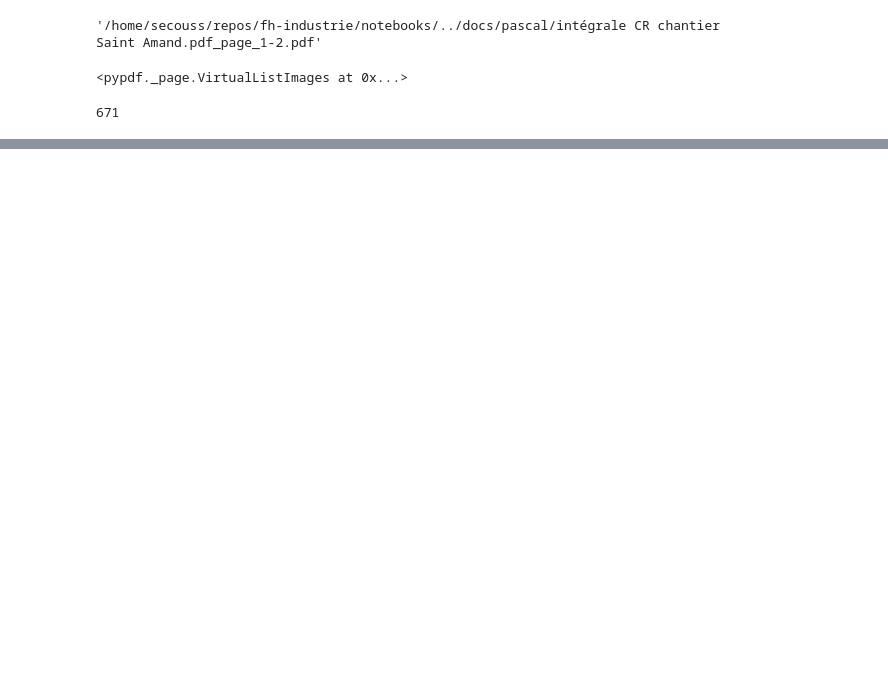
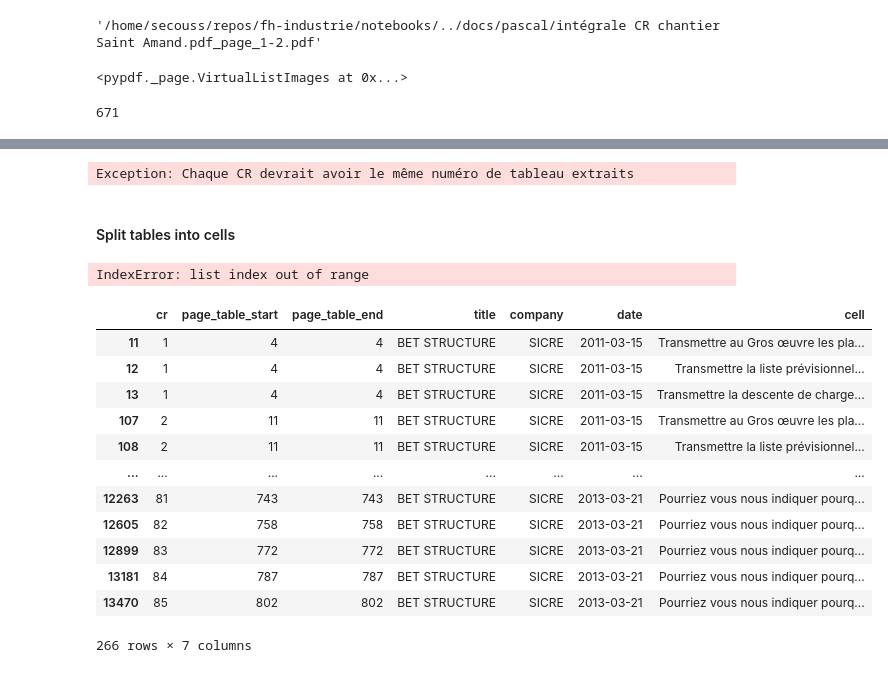
Before and after one commit to Nedartemis/fh-industrie, a Jupyter notebook: notebooks/poc_pascal.ipynb, the cells around one changed output, grey strips where cells are left out. Cells and saved outputs as stored; diff of their text form; code cells hidden in the pictures; blank space fills up the shorter version.

```diff
--- a/notebooks/poc_pascal.ipynb
+++ b/notebooks/poc_pascal.ipynb
@@ -219,0 +429,2 @@ for count, image_file_object in enumerate(page.images):
+# %%
+text = text_pages[11]
@@ -219,0 +478,33 @@ for count, image_file_object in enumerate(page.images):
+# %%
+tables: List[dict] = []
+
+for _, row in list(df_cr.iterrows())[:]:
+    cr, start, end = row["cr"], row["page_start"], row["page_end"]
+    lst = []
+    save = (None, "")
+
+    for page in range(start + 3, end + 1):
+
+        text = text_pages[page - 1]
+        text = re.sub(pattern=r"Communauté d’Agglomération des Portes du Hainaut.*\n Page \d* sur \d*", repl="", string=text)
+
+        for line in [e for e in text.split("\n")]:
+            if is_line_table_start(line):
+                # store the buffer
+                lst.append((save[0], page, save[1]))
+                # reset the buffer
+                save = (page, line)
+            else:
+                # fill the buffer
+                save = (save[0], save[1] + "\n" + line)
+
+    lst.append((save[0], page, save[1]))
+    save = (None, "")
+
+    tables.extend(
+        {"cr": cr, "page_table_start": page_start, "page_table_end" : page_end, "text": text}
+        for page_start, page_end, text in lst
+        if is_line_table_start(text)
+    )
+# %%
+df_tables_row = pd.DataFrame(tables)
@@ -219,0 +527,7 @@ for count, image_file_object in enumerate(page.images):
+# %%
+if not (df_tables_row.groupby("cr").size() == 40).all():
+    raise Exception("Chaque CR devrait avoir le même numéro de tableau extraits")
+# %% [output]
+Exception: Chaque CR devrait avoir le même numéro de tableau extraits
+# %% [markdown]
+#### Split tables into cells
@@ -219,0 +573,26 @@ for count, image_file_object in enumerate(page.images):
+# %%
+data = []
+for _, row in tqdm(df_tables_row.iterrows(), total=len(df_tables_row)):
+    e = create_action_table_from_raw_text(*row)
+    data.extend(e)
+df_tables = pd.DataFrame(data)
+# %%
+print(text_pages[203])
+# %% [output]
+IndexError: list index out of range
+# %%
+df_tables[df_tables["title"] == "BET STRUCTURE"]
+# %% [output]
+|  | cr | page_table_start | page_table_end | title | company | date | cell |
+| 11 | 1 | 4 | 4 | BET STRUCTURE | SICRE | 2011-03-15 | Transmettre au Gros œuvre les pla... |
+| 12 | 1 | 4 | 4 | BET STRUCTURE | SICRE | 2011-03-15 | Transmettre la liste prévisionnel... |
+| 13 | 1 | 4 | 4 | BET STRUCTURE | SICRE | 2011-03-15 | Transmettre la descente de charge... |
+| 107 | 2 | 11 | 11 | BET STRUCTURE | SICRE | 2011-03-15 | Transmettre au Gros œuvre les pla... |
+| 108 | 2 | 11 | 11 | BET STRUCTURE | SICRE | 2011-03-15 | Transmettre la liste prévisionnel... |
+| ... | ... | ... | ... | ... | ... | ... | ... |
+| 12263 | 81 | 743 | 743 | BET STRUCTURE | SICRE | 2013-03-21 | Pourriez vous nous indiquer pourq... |
+| 12605 | 82 | 758 | 758 | BET STRUCTURE | SICRE | 2013-03-21 | Pourriez vous nous indiquer pourq... |
+| 12899 | 83 | 772 | 772 | BET STRUCTURE | SICRE | 2013-03-21 | Pourriez vous nous indiquer pourq... |
+| 13181 | 84 | 787 | 787 | BET STRUCTURE | SICRE | 2013-03-21 | Pourriez vous nous indiquer pourq... |
+| 13470 | 85 | 802 | 802 | BET STRUCTURE | SICRE | 2013-03-21 | Pourriez vous nous indiquer pourq... |
+266 rows × 7 columns
```
Also changed, not shown: parts of 102 cells of this notebook, 1 other file.
